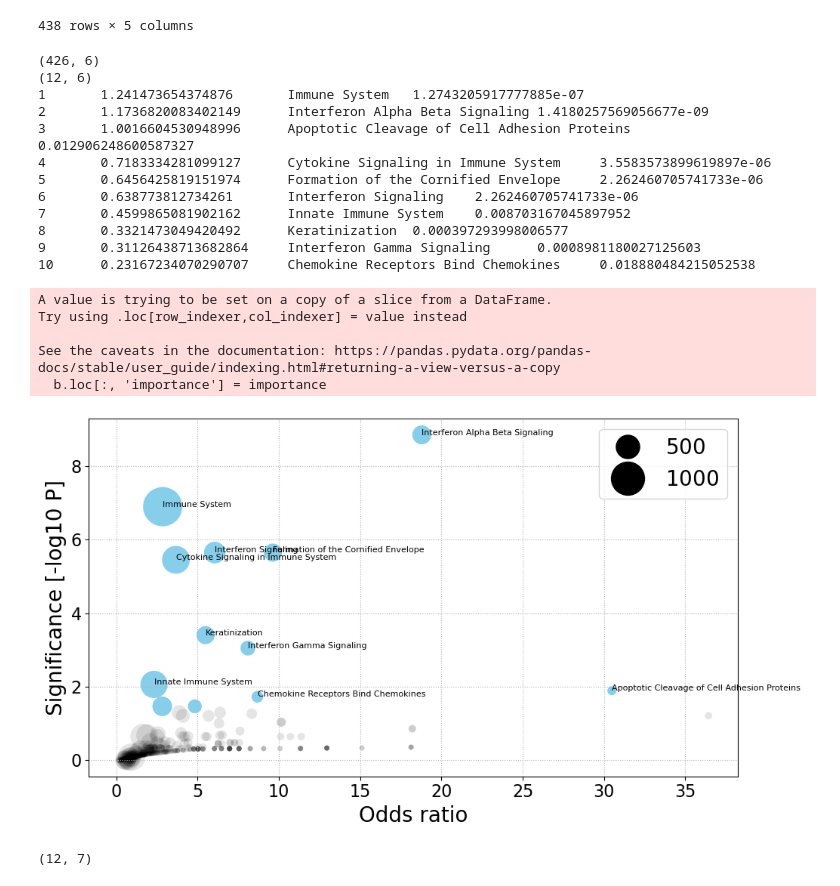
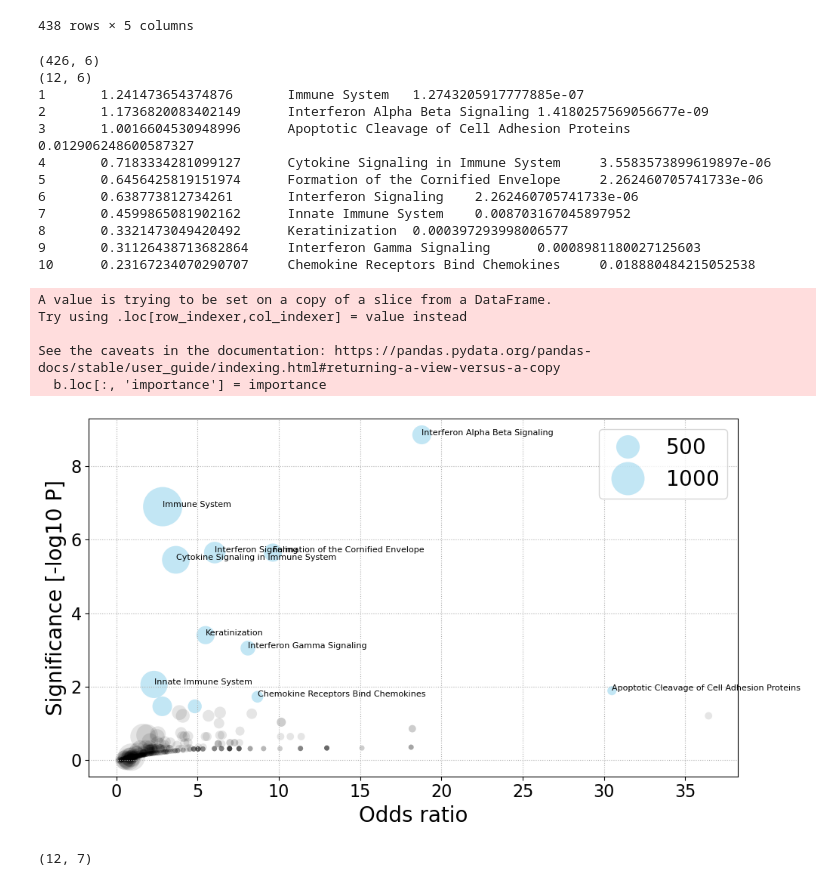
Before and after one commit to adelomana/BMCBF, a Jupyter notebook: research/029_orsay/003.functional/PA.VGA.ipynb, the cells around one changed output. Drawn from its saved outputs; the diff is of its cells as text; code cells hidden in the pictures.

```diff
--- a/research/029_orsay/003.functional/PA.VGA.ipynb
+++ b/research/029_orsay/003.functional/PA.VGA.ipynb
@@ -146,7 +146,7 @@ print(b.shape)
 x = b['odds_ratio']
 y = -numpy.log10(b['adjusted'])
 s = b['n_overlap']
-sc = matplotlib.pyplot.scatter(x, y, s*inflation, alpha=1, edgecolors='none', color='skyblue')
+sc = matplotlib.pyplot.scatter(x, y, s*inflation, alpha=1/2, edgecolors='none', color='skyblue')
 
 x = list(b['odds_ratio'])
 y = list(-numpy.log10(b['adjusted']))
@@ -167,35 +167,35 @@ for index, row in com.iterrows():
     label = row['term']
     matplotlib.pyplot.text(x, y, label, fontsize=8)
     count = count + 1
     print('{}\t{}\t{}\t{}'.format(count, row['importance'], row['term'], row['adjusted']))
 
-matplotlib.pyplot.legend(*sc.legend_elements("sizes", num=3))
+matplotlib.pyplot.legend(*sc.legend_elements("sizes", num=3, color='skyblue', alpha=1/2, mew=0))
 matplotlib.pyplot.xlabel('Odds ratio')
 matplotlib.pyplot.ylabel('Significance [-log10 P]')
 matplotlib.pyplot.grid(ls=':', alpha=1)
 matplotlib.pyplot.tight_layout()
 
 matplotlib.pyplot.show()
 #matplotlib.pyplot.savefig('vga.svg')
 # %% [output]
 (426, 6)
 (12, 6)
 1       1.241473654374876       Immune System   1.2743205917777885e-07
 2       1.1736820083402149      Interferon Alpha Beta Signaling 1.4180257569056677e-09
 3       1.0016604530948996      Apoptotic Cleavage of Cell Adhesion Proteins    0.012906248600587327
 4       0.7183334281099127      Cytokine Signaling in Immune System     3.5583573899619897e-06
 5       0.6456425819151974      Formation of the Cornified Envelope     2.262460705741733e-06
 6       0.638773812734261       Interferon Signaling    2.262460705741733e-06
 7       0.4599865081902162      Innate Immune System    0.008703167045897952
 8       0.3321473049420492      Keratinization  0.000397293998006577
 9       0.31126438713682864     Interferon Gamma Signaling      0.0008981180027125603
 10      0.23167234070290707     Chemokine Receptors Bind Chemokines     0.018880484215052538
 A value is trying to be set on a copy of a slice from a DataFrame.
 Try using .loc[row_indexer,col_indexer] = value instead
 
 See the caveats in the documentation: https://pandas.pydata.org/pandas-docs/stable/user_guide/indexing.html#returning-a-view-versus-a-copy
   b.loc[:, 'importance'] = importance
-[figure, old version]
+[figure, new version]
 # %%
 # store list
 print(c.shape)
```
Also changed, not shown: 15 other files.
